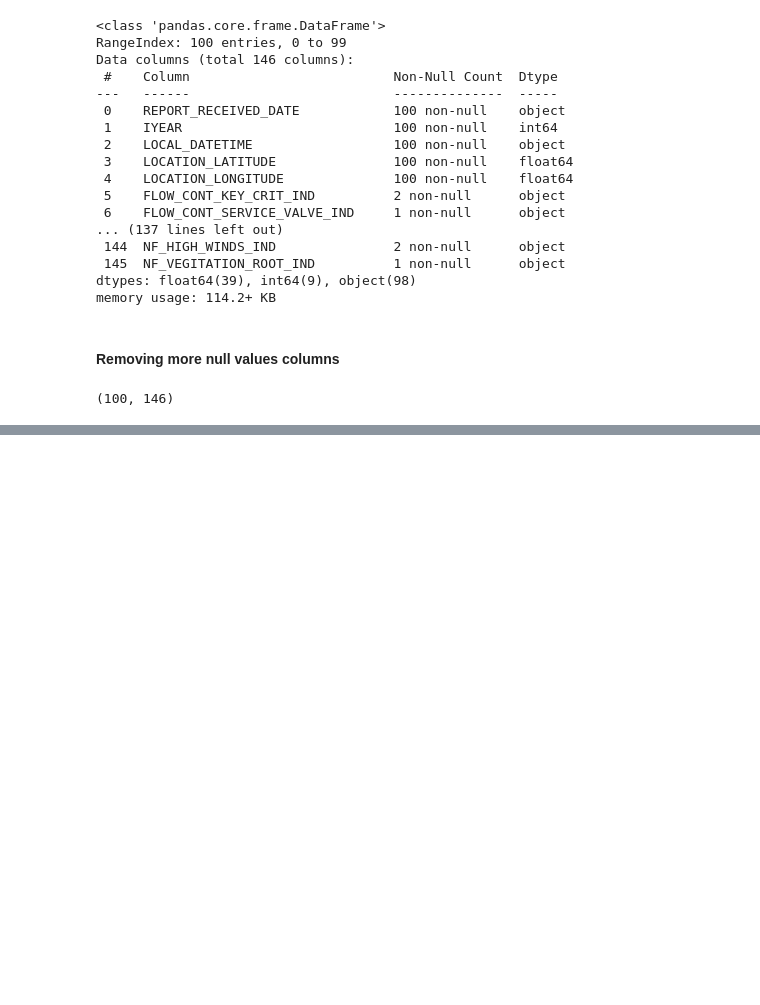
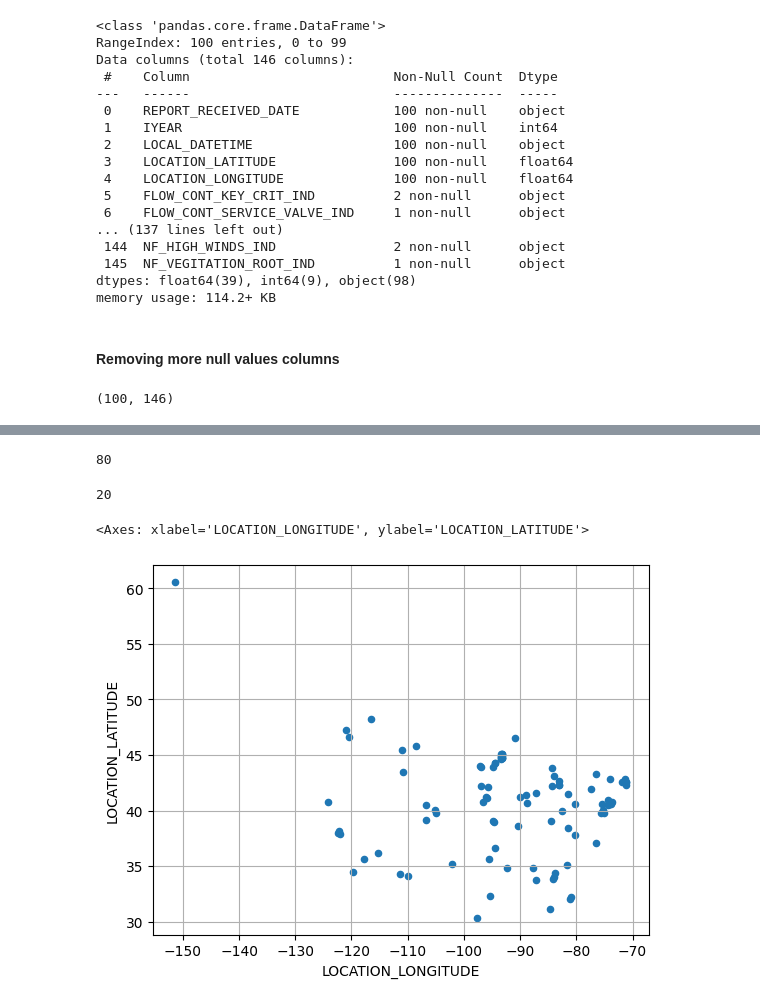
Before and after one commit to omsouravsharma/ClimateChange, a Jupyter notebook: python/AVATAR-part-5-ML.ipynb, the cells around one changed output, grey strips where cells are left out. Saved outputs shown, nothing was run; the diff lists cells and outputs as text; code cells hidden in the pictures; blank space fills up the shorter version.

```diff
--- a/python/AVATAR-part-5-ML.ipynb
+++ b/python/AVATAR-part-5-ML.ipynb
@@ -227,0 +251,16 @@ df.describe()
+# %%
+len(train_set)
+# %% [output]
+80
+# %%
+len(test_set)
+# %% [output]
+20
+# %%
+df.plot(kind='scatter',
+                 x = "LOCATION_LONGITUDE",
+                 y = "LOCATION_LATITUDE",
+                 grid=True)
+# %% [output]
+<Axes: xlabel='LOCATION_LONGITUDE', ylabel='LOCATION_LATITUDE'>
+[figure, added]
```
Also changed, not shown: parts of 37 cells of this notebook, 2 other files.
